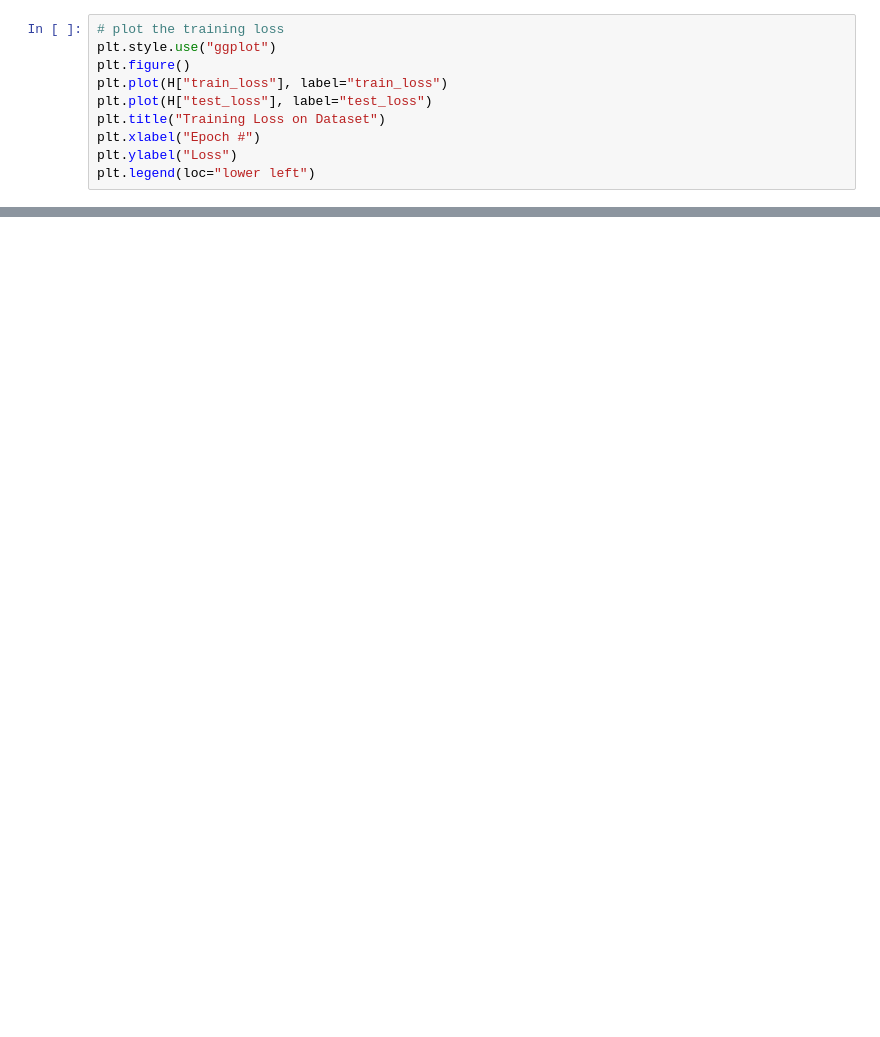
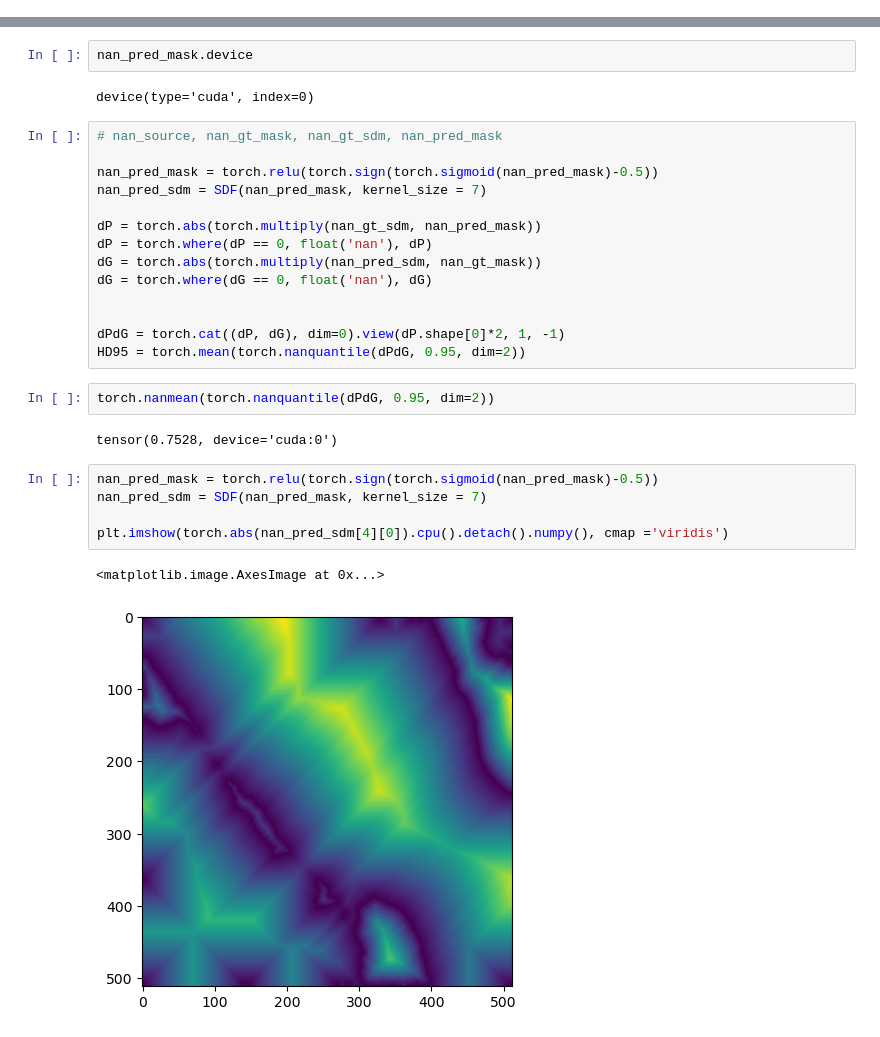
Before and after one commit to ZipZaap/MobaNet, a Jupyter notebook: notebooks/train.ipynb, the cells around one changed output, grey strips where cells are left out. Saved outputs shown, nothing was run; the diff lists cells and outputs as text; blank space fills up the shorter version.

```diff
--- a/notebooks/train.ipynb
+++ b/notebooks/train.ipynb
@@ -175,10 +19,0 @@ torch.Size([16, 2, 512, 512])
-# %%
-# plot the training loss
-plt.style.use("ggplot")
-plt.figure()
-plt.plot(H["train_loss"], label="train_loss")
-plt.plot(H["test_loss"], label="test_loss")
-plt.title("Training Loss on Dataset")
-plt.xlabel("Epoch #")
-plt.ylabel("Loss")
-plt.legend(loc="lower left")
@@ -187,0 +97,30 @@ plt.legend(loc="lower left")
+# %%
+nan_pred_mask.device
+# %% [output]
+device(type='cuda', index=0)
+# %%
+# nan_source, nan_gt_mask, nan_gt_sdm, nan_pred_mask
+
+nan_pred_mask = torch.relu(torch.sign(torch.sigmoid(nan_pred_mask)-0.5))
+nan_pred_sdm = SDF(nan_pred_mask, kernel_size = 7)
+
+dP = torch.abs(torch.multiply(nan_gt_sdm, nan_pred_mask))
+dP = torch.where(dP == 0, float('nan'), dP)
+dG = torch.abs(torch.multiply(nan_pred_sdm, nan_gt_mask))
+dG = torch.where(dG == 0, float('nan'), dG)
+
+
+dPdG = torch.cat((dP, dG), dim=0).view(dP.shape[0]*2, 1, -1)
+HD95 = torch.mean(torch.nanquantile(dPdG, 0.95, dim=2))
+# %%
+torch.nanmean(torch.nanquantile(dPdG, 0.95, dim=2))
+# %% [output]
+tensor(0.7528, device='cuda:0')
+# %%
+nan_pred_mask = torch.relu(torch.sign(torch.sigmoid(nan_pred_mask)-0.5))
+nan_pred_sdm = SDF(nan_pred_mask, kernel_size = 7)
+
+plt.imshow(torch.abs(nan_pred_sdm[4][0]).cpu().detach().numpy(), cmap ='viridis')
+# %% [output]
+<matplotlib.image.AxesImage at 0x...>
+[figure, added]
```
Also changed, not shown: parts of 12 cells of this notebook, 14 other files.
